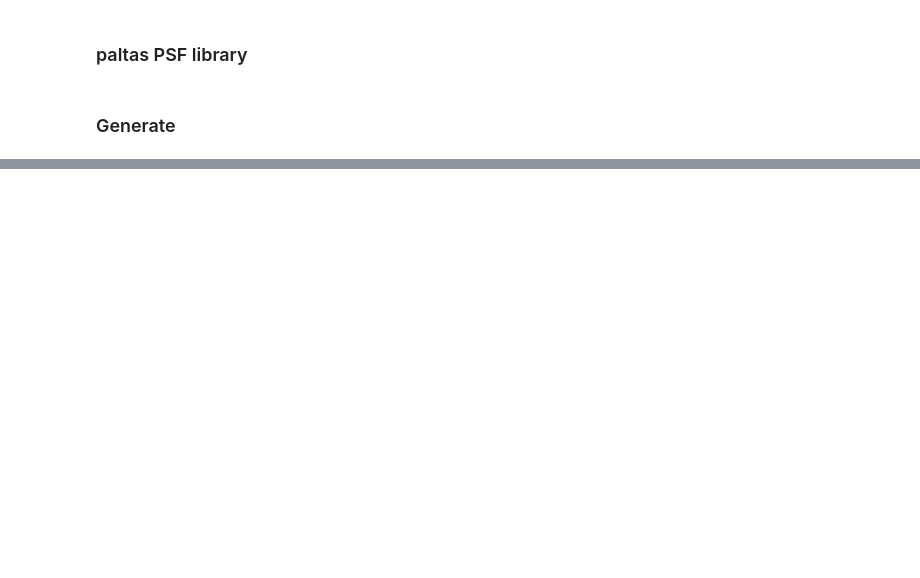
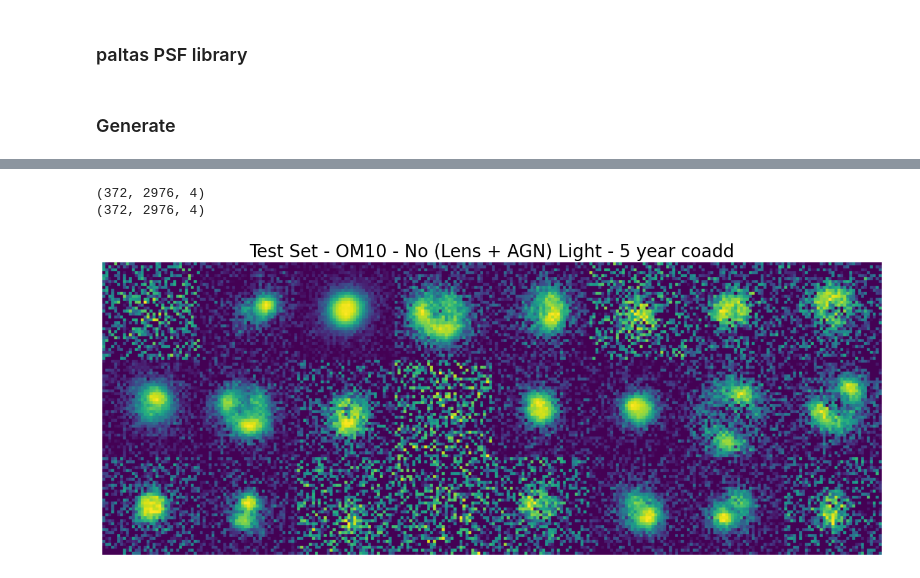
Before and after one commit to padma18-vb/paltas, a Jupyter notebook: notebooks/lsst_exploration.ipynb, the cells around one changed output, grey strips where cells are left out. Cells and saved outputs as stored; diff of their text form; code cells hidden in the pictures; blank space fills up the shorter version.

```diff
--- a/notebooks/lsst_exploration.ipynb
+++ b/notebooks/lsst_exploration.ipynb
@@ -161,0 +199,4 @@ picked_names
+# %%
+### LOAD IN THE METADATA FOR THE DESIRED PREPARATION
+testdf = pd.read_csv(f"generated_images/test/{desired_prep}/metadata.csv")
+testdf
@@ -161,0 +235,6 @@ picked_names
+# %%
+pickeddf = testdf.loc[testdf['obj_index'].isin(picked_lens_objects)]
+pickeddf_sorted = pd.DataFrame()
+for i in picked_lens_objects:
+    ithrow = pickeddf[pickeddf['obj_index']==i]
+    pickeddf_sorted = pd.concat((pickeddf_sorted, ithrow))
@@ -162,9 +261,19 @@ picked_names
+# %%
+### RUN THIS CELL TO PICK FROM A NEW FOLDER
+names = [str(i) for i in pickeddf_sorted.index]
+picked_files = [f'generated_images/test/{desired_prep}/image_{"0"*(7-len(i)) + i}.npy' for i in names]
 # %%
 %matplotlib inline
-visualization_utils.matrix_plot_from_npy(picked_files,names=picked_names,dim=(3,8),
+
+visualization_utils.matrix_plot_from_npy(picked_files,names=names,dim=(3,8),
                                          save_name='lsst.png',stretch = 'asinh',asinh_a = 0.1,
                                          annotate=False)
+plt.title("Test Set - OM10 - No (Lens + AGN) Light - 5 year coadd")
 plt.show()
 # visualization_utils.matrix_plot_from_npy(picked_files,names=picked_names,dim=(3,8),
 #                                          save_name='lsst.png',asinh_a = 0.1, max_cut = 70, annotate=True)
 # plt.show()
+# %% [output]
+(372, 2976, 4)
+(372, 2976, 4)
+[figure, added]
```
Also changed, not shown: parts of 32 cells of this notebook, 8 other files.
